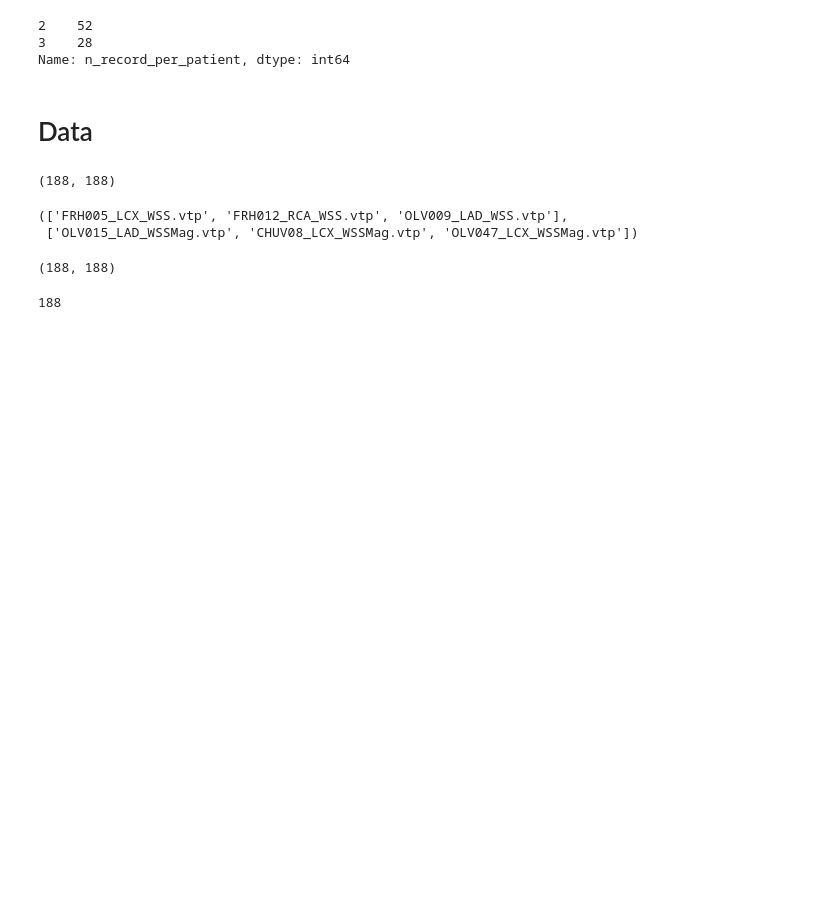
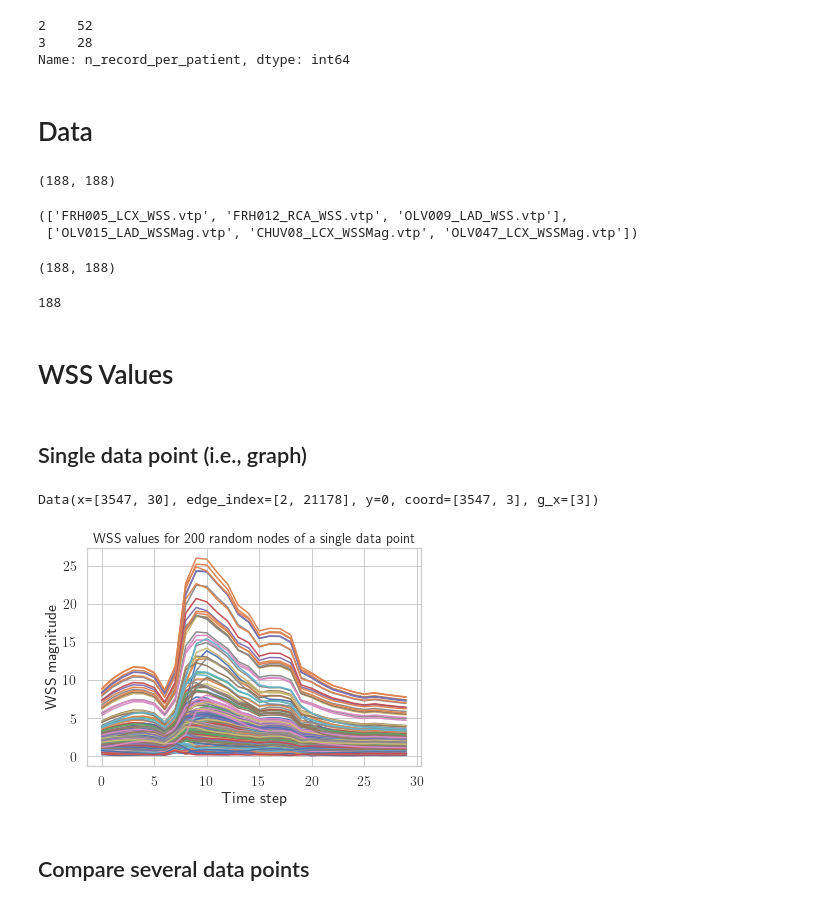
Before and after one commit to matthiaszeller/GNN-MI, a Jupyter notebook: notebook/1-Data-exploration.ipynb, the cells around one changed output. Drawn from its saved outputs; the diff is of its cells as text; code cells hidden in the pictures; blank space fills up the shorter version.

Commit message:
notebook data viz

```diff
--- a/notebook/1-Data-exploration.ipynb
+++ b/notebook/1-Data-exploration.ipynb
@@ -125,3 +108,5 @@ len(set(patients_magnitude)), len(set(patients_vector))
 len(set(patients_vector).intersection(patients_magnitude))
 # %% [output]
 188
+# %% [markdown]
+# WSS Values
@@ -127,0 +115,20 @@ len(set(patients_vector).intersection(patients_magnitude))
+# %% [markdown]
+## Single data point (i.e., graph)
+# %%
+path = setup.get_local_data_path()
+sample_wss = path.joinpath('sample_wss.pt')
+data = torch.load(sample_wss)
+data
+# %% [output]
+Data(x=[3547, 30], edge_index=[2, 21178], y=0, coord=[3547, 3], g_x=[3])
+# %%
+ids = torch.randperm(data.x.shape[0])
+take_n = 200
+plt.plot(data.x[ids[:take_n]].T)
+plt.xlabel('Time step')
+plt.ylabel('WSS magnitude')
+plt.title(f'WSS values for {take_n} random nodes of a single data point');
+# %% [output]
+[figure, added]
+# %% [markdown]
+## Compare several data points
```
Also changed, not shown: parts of 27 cells of this notebook.
